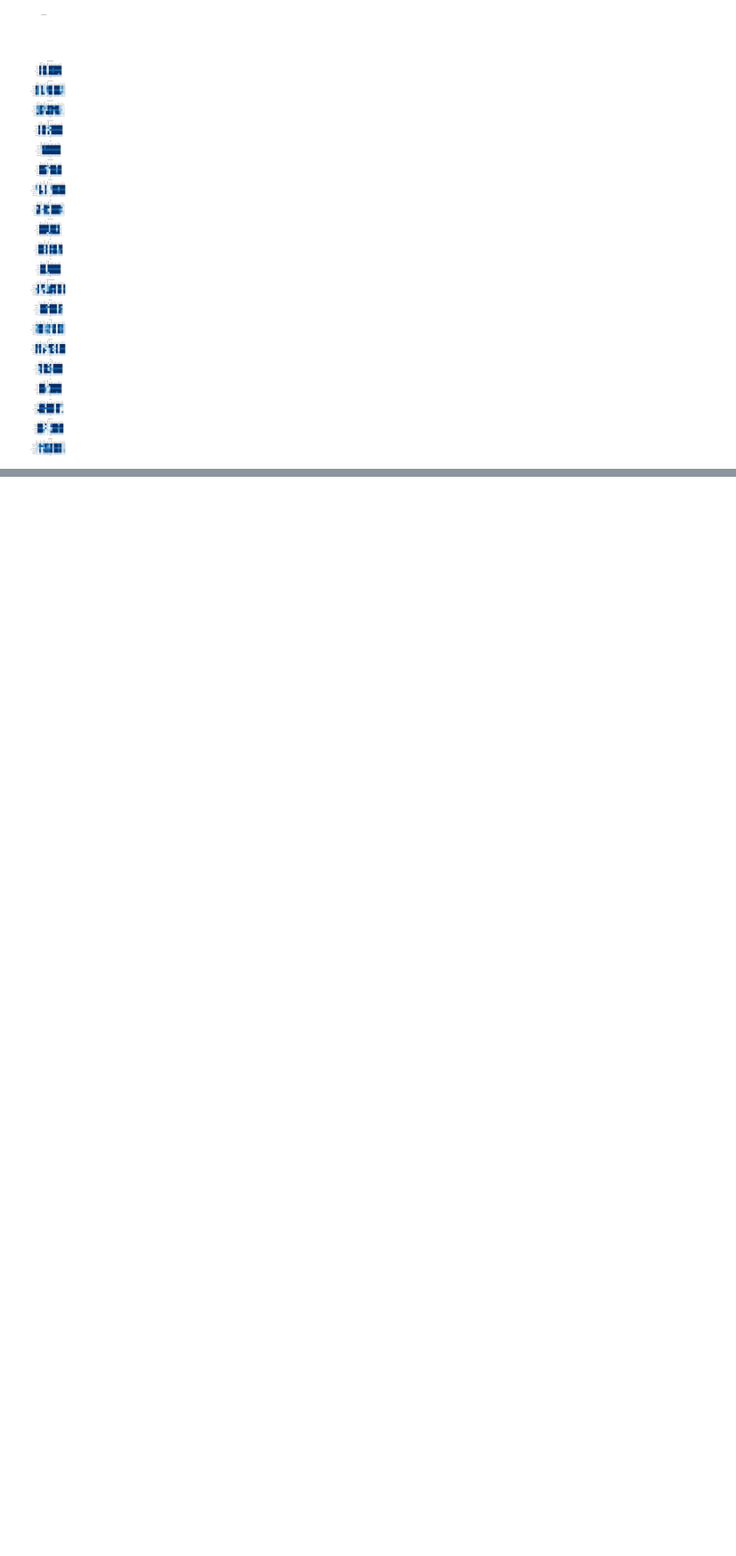
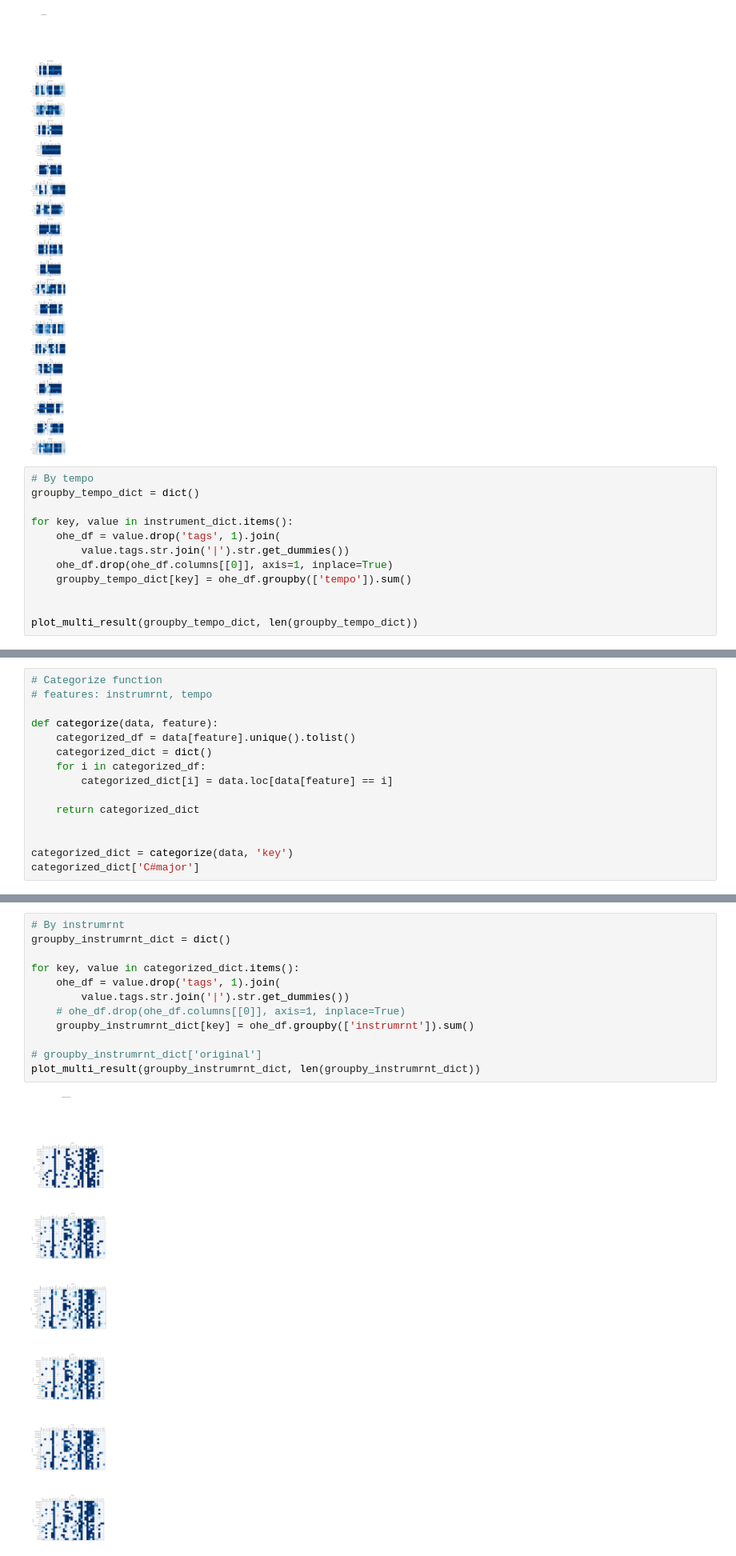
Before and after one commit to D3auuvc/xai_music, a Jupyter notebook: tag_analysis.ipynb, the cells around one changed output, grey strips where cells are left out. Shown at 80% size. Drawn from its saved outputs; the diff is of its cells as text; blank space fills up the shorter version.

Commit message:
[Upd] Updated category function

```diff
--- a/tag_analysis.ipynb
+++ b/tag_analysis.ipynb
@@ -226,3 +230,15 @@ for key, value in instrument_dict.items():
 plot_multi_result(groupby_key_dict, len(groupby_key_dict))
 # %% [output]
 [figure]
+# %%
+# By tempo
+groupby_tempo_dict = dict()
+
+for key, value in instrument_dict.items():
+    ohe_df = value.drop('tags', 1).join(
+        value.tags.str.join('|').str.get_dummies())
+    ohe_df.drop(ohe_df.columns[[0]], axis=1, inplace=True)
+    groupby_tempo_dict[key] = ohe_df.groupby(['tempo']).sum()
+
+
+plot_multi_result(groupby_tempo_dict, len(groupby_tempo_dict))
@@ -228,0 +249,15 @@ plot_multi_result(groupby_key_dict, len(groupby_key_dict))
+# %%
+# Categorize function
+# features: instrumrnt, tempo
+
+def categorize(data, feature):
+    categorized_df = data[feature].unique().tolist()
+    categorized_dict = dict()
+    for i in categorized_df:
+        categorized_dict[i] = data.loc[data[feature] == i]
+
+    return categorized_dict
+
+
+categorized_dict = categorize(data, 'key')
+categorized_dict['C#major']
@@ -228,0 +278,14 @@ plot_multi_result(groupby_key_dict, len(groupby_key_dict))
+# %%
+# By instrumrnt
+groupby_instrumrnt_dict = dict()
+
+for key, value in categorized_dict.items():
+    ohe_df = value.drop('tags', 1).join(
+        value.tags.str.join('|').str.get_dummies())
+    # ohe_df.drop(ohe_df.columns[[0]], axis=1, inplace=True)
+    groupby_instrumrnt_dict[key] = ohe_df.groupby(['instrumrnt']).sum()
+
+# groupby_instrumrnt_dict['original']
+plot_multi_result(groupby_instrumrnt_dict, len(groupby_instrumrnt_dict))
+# %% [output]
+[figure, added]
```
Also changed, not shown: parts of 9 cells of this notebook.
